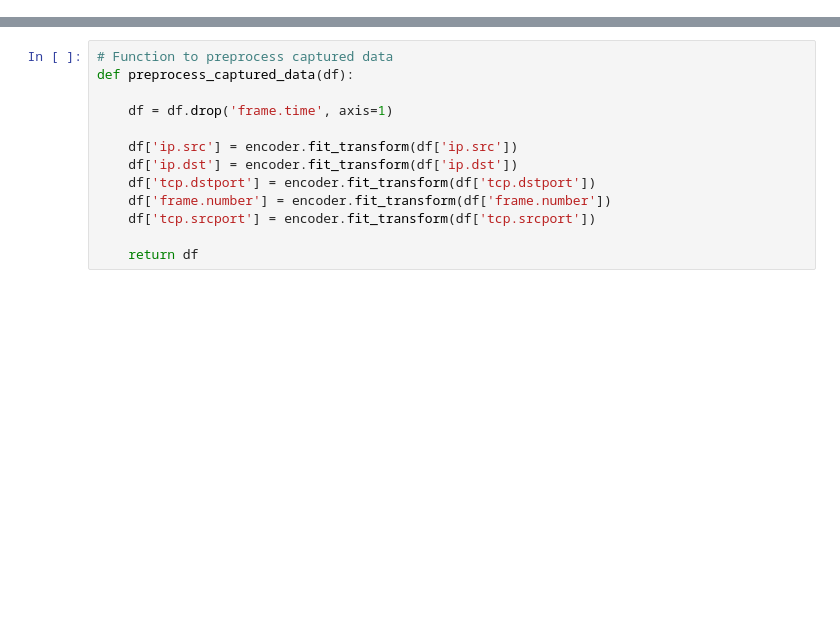
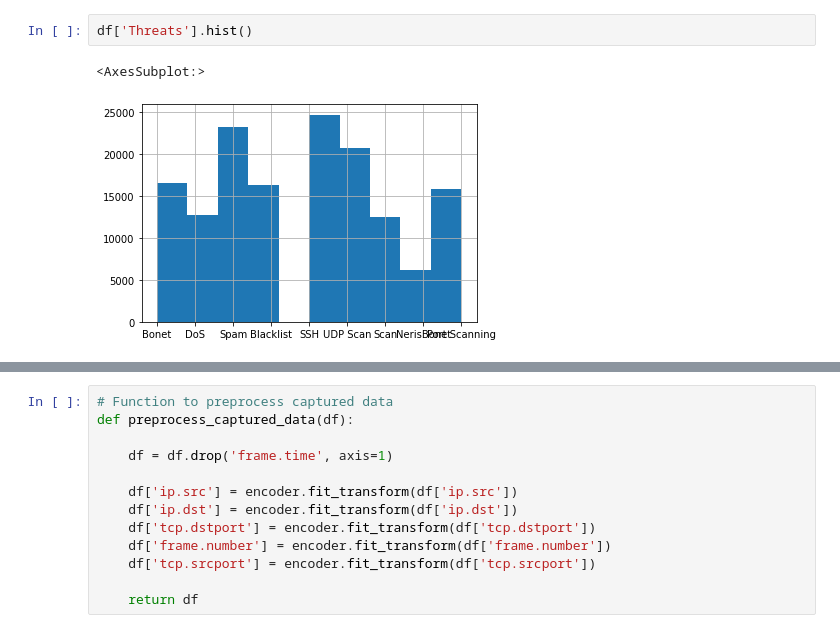
Before and after one commit to DSLUCIFER/Network-intrusion-detection, a Jupyter notebook: Research.ipynb, the cells around one changed output, grey strips where cells are left out. Cells and saved outputs as stored; diff of their text form; blank space fills up the shorter version.

```diff
--- a/Research.ipynb
+++ b/Research.ipynb
@@ -520,0 +122,5 @@ Successfully installed pyshark-0.6
+# %%
+df['Threats'].hist()
+# %% [output]
+<AxesSubplot:>
+[figure, added]
```
Also changed, not shown: parts of 56 cells of this notebook.
